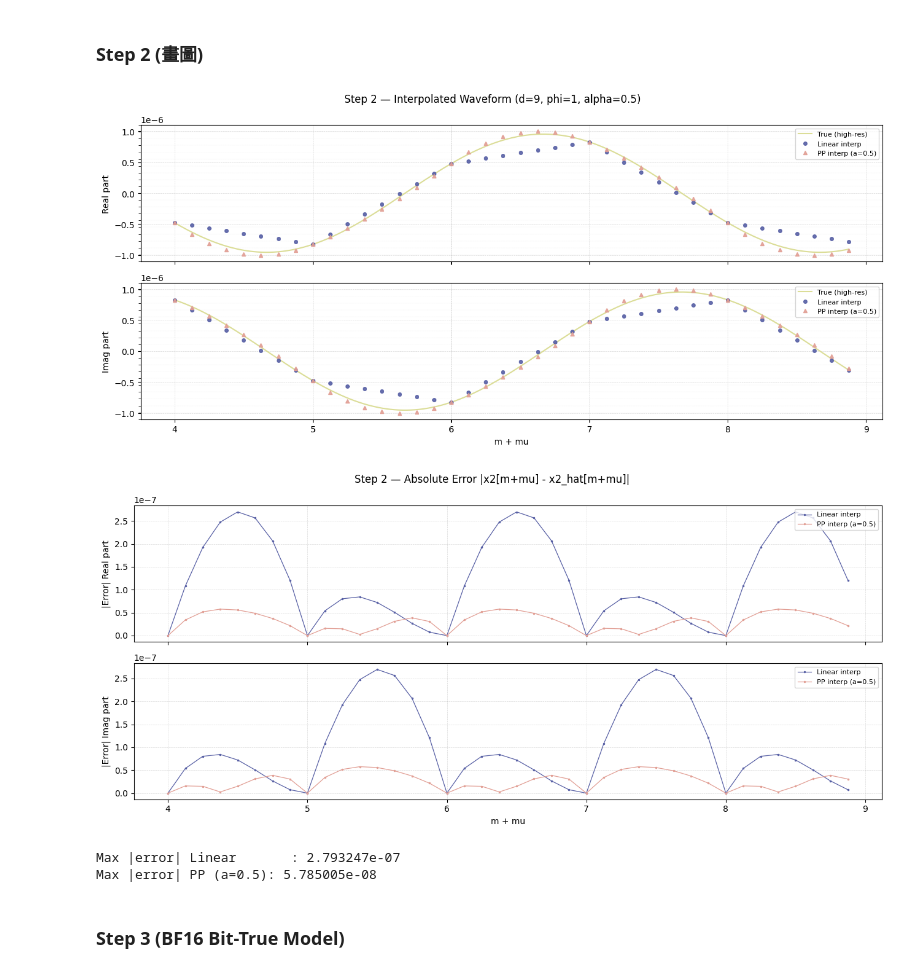
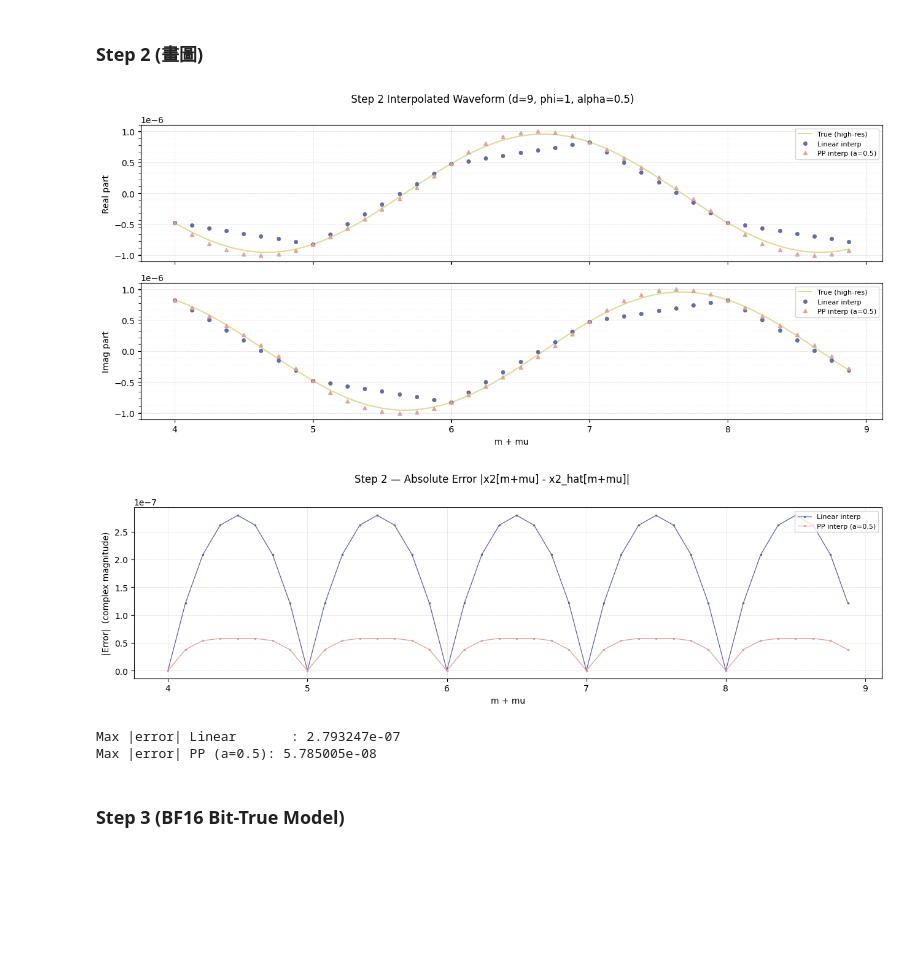
Before and after one commit to akira2963753/DSP-In-VLSI, a Jupyter notebook: HW3-Interpolator/HW3.ipynb, the cells around one changed output. Cells and saved outputs as stored; diff of their text form; code cells hidden in the pictures; blank space fills up the shorter version.

```diff
--- a/HW3-Interpolator/HW3.ipynb
+++ b/HW3-Interpolator/HW3.ipynb
@@ -198,67 +188,57 @@ Max |error| PP (a=0.5): 5.785005e-08
 # %% [markdown]
 ### Step 2 (畫圖)
 # %%
-# Cell 5 - Step 2: 畫圖
+# Cell 5 - Step 2: 繪圖
 
-# 配色 (與 Step 1 相同風格)
-COLOR_TRUE   = "#DBDD97"   # 真實曲線
+# 顏色 (與 Step 1 相同定義)
+COLOR_TRUE   = "#DBDD97"   # 參考高精度
 COLOR_LINEAR = "#5860A5"   # linear
 COLOR_PP     = "#E29F95"   # piecewise parabolic
 
 # 圖 1: 波形 (實部 / 虛部)
 fig1, axes1 = plt.subplots(2, 1, figsize=(13, 6), sharex=True)
-fig1.suptitle('Step 2 — Interpolated Waveform (d=9, phi=1, alpha=0.5)', fontsize=12)
+fig1.suptitle('Step 2 Interpolated Waveform (d=9, phi=1, alpha=0.5)', fontsize=12)
 
 for ax, part, label in zip(axes1, [np.real, np.imag], ['Real part', 'Imag part']):
     ax.plot(t_fine2, part(true_fine2),
             color=COLOR_TRUE, linewidth=1.5, alpha=1.0, label='True (high-res)')
     ax.plot(t_pts2, part(lin_out2),
             'o', color=COLOR_LINEAR, markersize=4, alpha=0.9, label='Linear interp')
     ax.plot(t_pts2, part(pp_out2),
             '^', color=COLOR_PP, markersize=4, alpha=0.9, label='PP interp (a=0.5)')
     ax.set_ylabel(label)
     ax.legend(loc='upper right', fontsize=8)
     ax.yaxis.set_minor_locator(plt.MultipleLocator(ax.get_ylim()[1] * 0.1 if ax.get_ylim()[1] != 0 else 0.05))
     ax.tick_params(axis='y', which='minor', length=3)
     ax.grid(True, which='major', linewidth=0.4, linestyle='--', alpha=0.6)
     ax.grid(True, which='minor', linewidth=0.2, linestyle=':', alpha=0.4)
 
 axes1[-1].set_xlabel('m + mu')
 fig1.tight_layout()
 plt.show()
 
-# 圖 2: 絕對誤差 (實部 / 虛部)
-fig2, axes2 = plt.subplots(2, 1, figsize=(13, 6), sharex=True)
+# 圖 2: 絕對誤差 (複數模長 = sqrt(real_err^2 + imag_err^2))
+# err_lin2 / err_pp2 已在前一 cell 用 np.abs(true_out2 - interp_out) 計算好
+fig2, ax2 = plt.subplots(1, 1, figsize=(13, 4))
 fig2.suptitle('Step 2 — Absolute Error |x2[m+mu] - x2_hat[m+mu]|', fontsize=12)
 
-err_lin2_real = np.abs(true_out2.real - lin_out2.real)
-err_lin2_imag = np.abs(true_out2.imag - lin_out2.imag)
-err_pp2_real  = np.abs(true_out2.real - pp_out2.real)
-err_pp2_imag  = np.abs(true_out2.imag - pp_out2.imag)
+ax2.plot(t_pts2, err_lin2, '.-', color=COLOR_LINEAR,
+         markersize=3, linewidth=0.9, label='Linear interp')
+ax2.plot(t_pts2, err_pp2,  '.-', color=COLOR_PP,
+         markersize=3, linewidth=0.9, label=f'PP interp (a={alpha})')
+ax2.set_ylabel('|Error|  (complex magnitude)')
+ax2.set_xlabel('m + mu')
+ax2.legend(loc='upper right', fontsize=8)
+ax2.grid(True, linewidth=0.4, linestyle='--', alpha=0.6)
 
-for ax, err_l, err_p, label in zip(
-    axes2,
-    [err_lin2_real, err_lin2_imag],
-    [err_pp2_real,  err_pp2_imag],
-    ['|Error| Real part', '|Error| Imag part']
-):
-    ax.plot(t_pts2, err_l, '.-', color=COLOR_LINEAR,
-            markersize=3, linewidth=0.9, label='Linear interp')
-    ax.plot(t_pts2, err_p, '.-', color=COLOR_PP,
-            markersize=3, linewidth=0.9, label='PP interp (a=0.5)')
-    ax.set_ylabel(label)
-    ax.legend(loc='upper right', fontsize=8)
-    ax.grid(True, linewidth=0.4, linestyle='--', alpha=0.6)
-
-axes2[-1].set_xlabel('m + mu')
 fig2.tight_layout()
 plt.show()
 
 print(f'Max |error| Linear       : {err_lin2.max():.6e}')
 print(f'Max |error| PP (a={alpha}): {err_pp2.max():.6e}')
 # %% [output]
-[figure, old version]
+[figure, new version]
-[figure, old version]
+[figure, new version]
 Max |error| Linear       : 2.793247e-07
 Max |error| PP (a=0.5): 5.785005e-08
 # %% [markdown]
```
Also changed, not shown: parts of 2 cells of this notebook, 29 other files.
